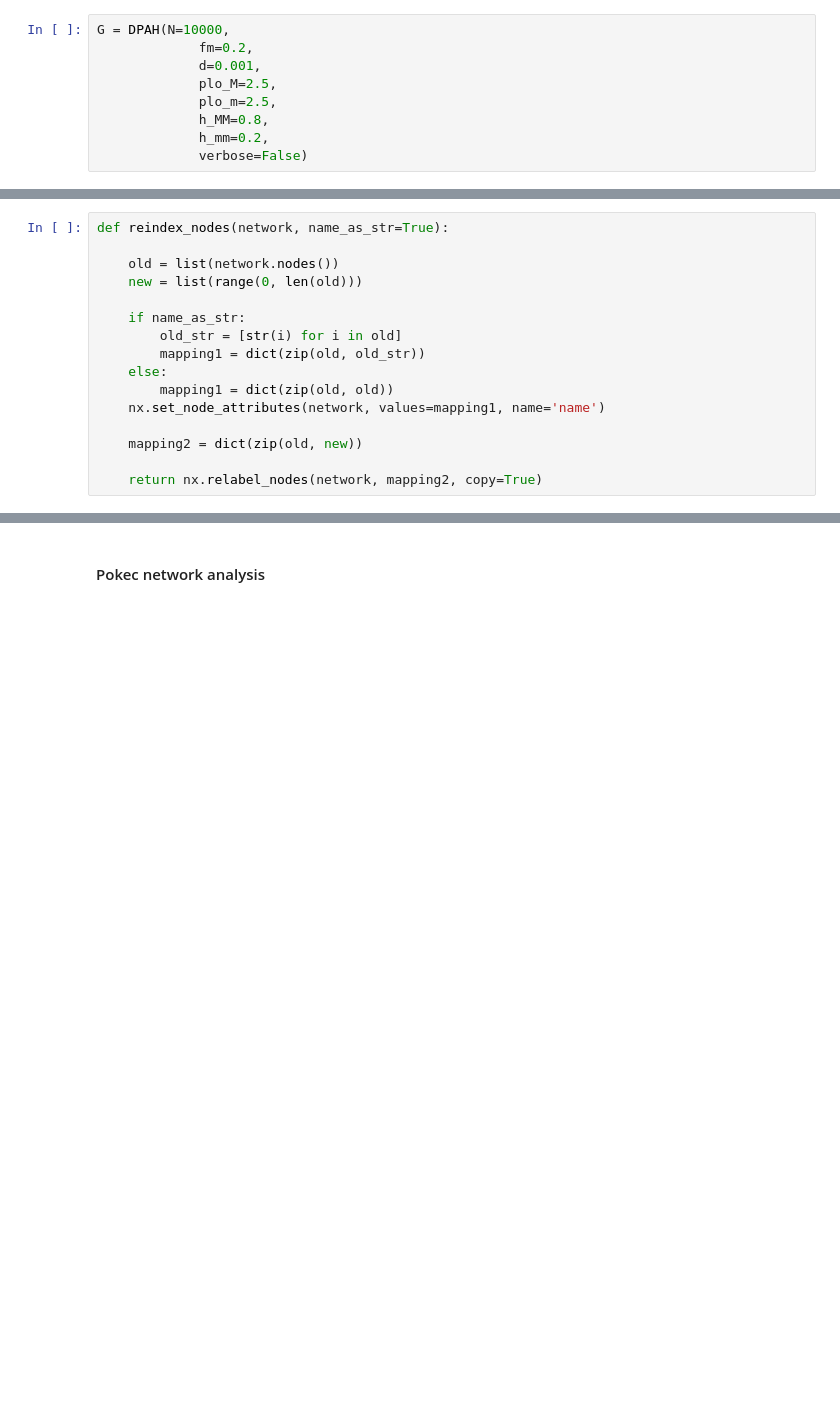
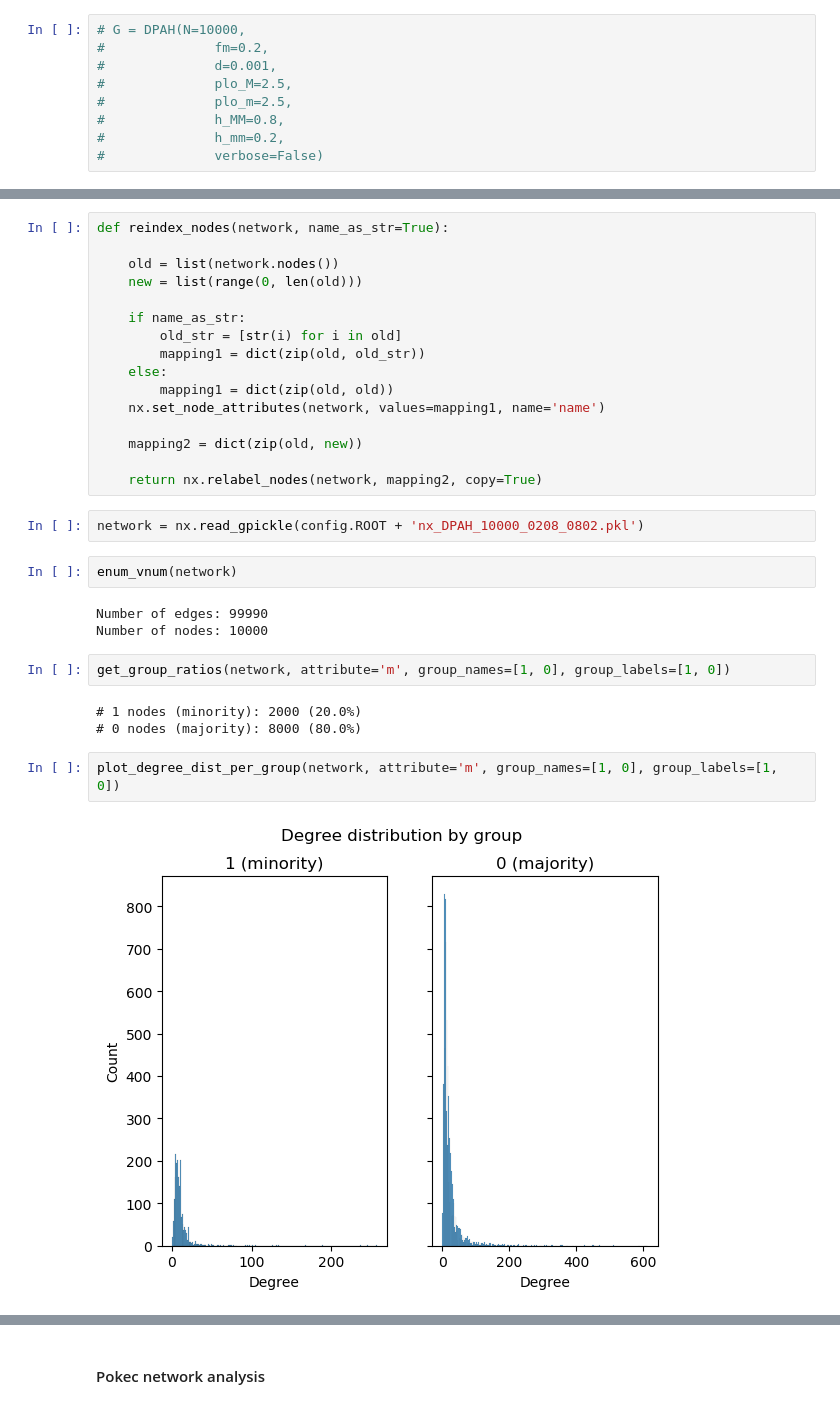
Before and after one commit to TDebono/disparate-exposure-link-recommendation, a Jupyter notebook: synthetic_data.ipynb, the cells around one changed output, grey strips where cells are left out. Drawn from its saved outputs; the diff is of its cells as text; blank space fills up the shorter version.

```diff
--- a/synthetic_data.ipynb
+++ b/synthetic_data.ipynb
@@ -19,13 +31,13 @@ from numpy import inf
 # sns.set()
 # %%
-G = DPAH(N=10000,
-             fm=0.2,
-             d=0.001,
-             plo_M=2.5,
-             plo_m=2.5,
-             h_MM=0.8,
-             h_mm=0.2,
-             verbose=False)
+# G = DPAH(N=10000,
+#              fm=0.2,
+#              d=0.001,
+#              plo_M=2.5,
+#              plo_m=2.5,
+#              h_MM=0.8,
+#              h_mm=0.2,
+#              verbose=False)
 # %%
 # num_nodes, min-maj split, homophily maj, homophily min
 nx.write_gpickle(G, config.ROOT+'nx_DPAH_10000_0208_0802.pkl')
@@ -983,3 +1082,19 @@ def reindex_nodes(network, name_as_str=True):
     mapping2 = dict(zip(old, new))
 
     return nx.relabel_nodes(network, mapping2, copy=True)
+# %%
+network = nx.read_gpickle(config.ROOT + 'nx_DPAH_10000_0208_0802.pkl')
+# %%
+enum_vnum(network)
+# %% [output]
+Number of edges: 99990
+Number of nodes: 10000
+# %%
+get_group_ratios(network, attribute='m', group_names=[1, 0], group_labels=[1, 0])
+# %% [output]
+# 1 nodes (minority): 2000 (20.0%)
+# 0 nodes (majority): 8000 (80.0%)
+# %%
+plot_degree_dist_per_group(network, attribute='m', group_names=[1, 0], group_labels=[1, 0])
+# %% [output]
+[figure, added]
```
Also changed, not shown: parts of 5 cells of this notebook, 1 other file.
